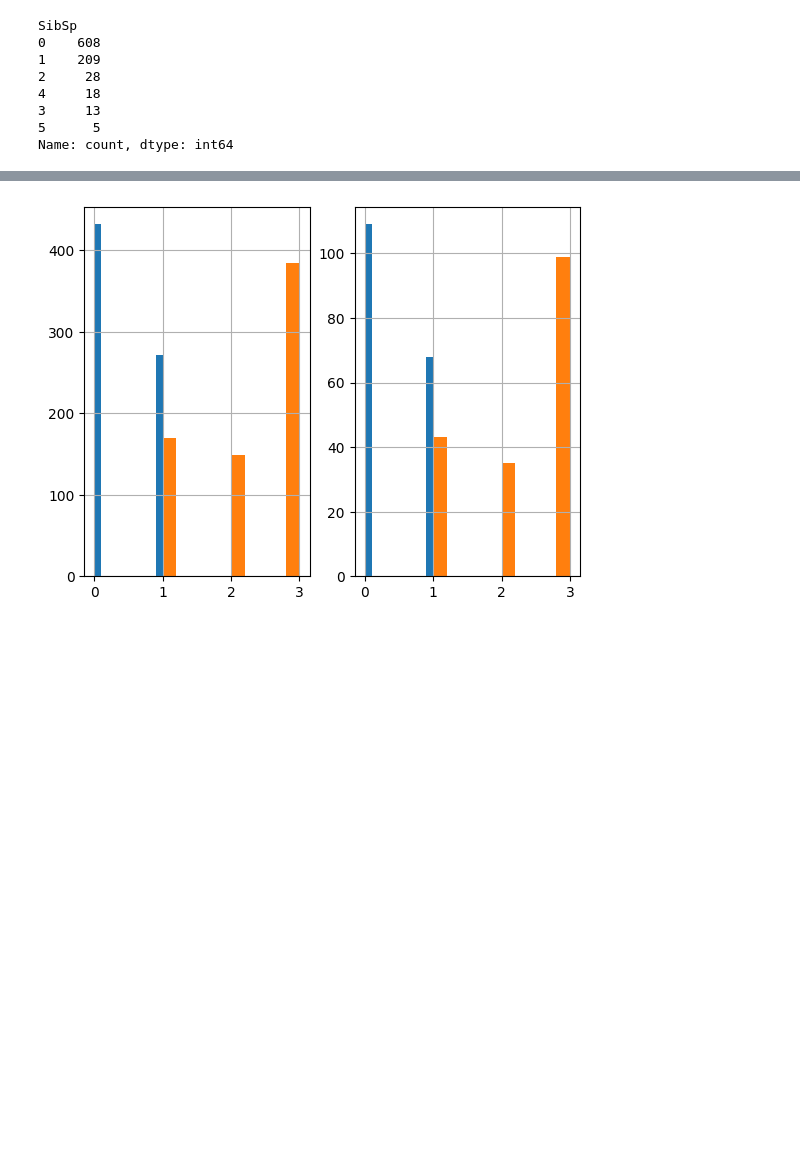
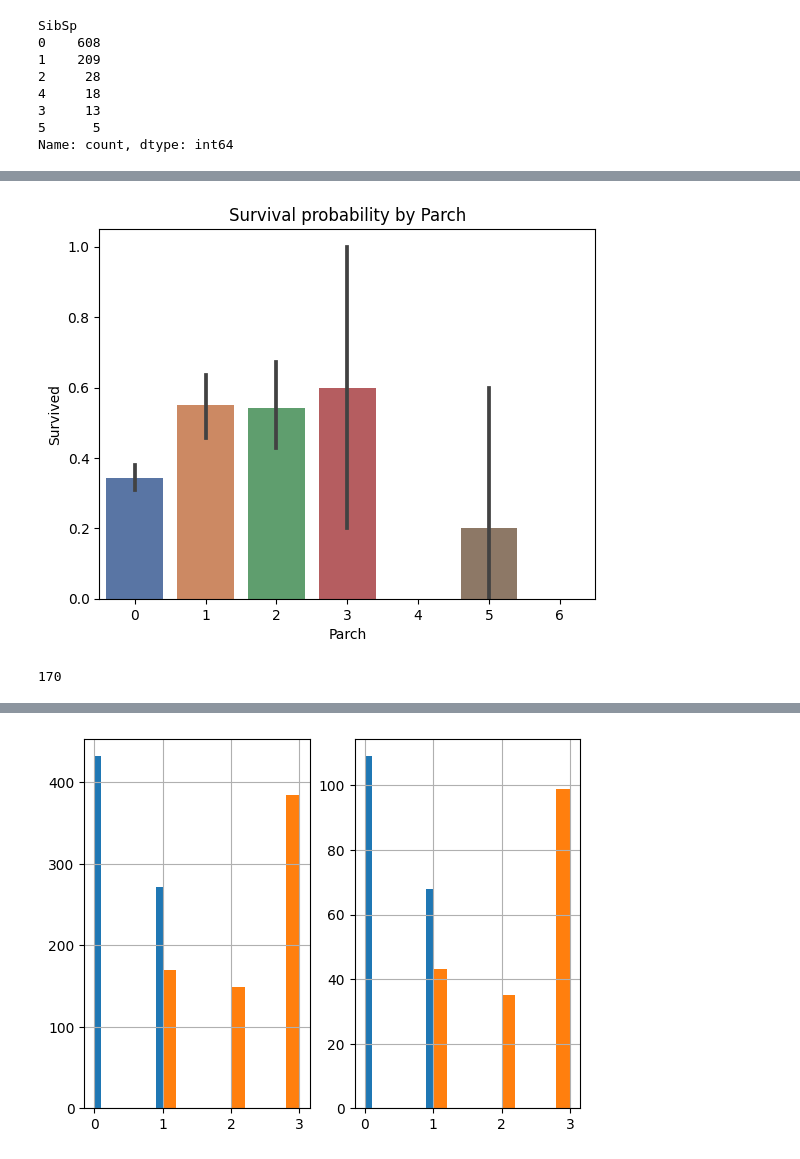
Before and after one commit to saifuddinrakib/Getting-with-the-Data-Exploratory-Analysis-by-ML, a Jupyter notebook: titanic-machine-learning.ipynb, the cells around one changed output, grey strips where cells are left out. Drawn from its saved outputs; the diff is of its cells as text; code cells hidden in the pictures; blank space fills up the shorter version.

```diff
--- a/titanic-machine-learning.ipynb
+++ b/titanic-machine-learning.ipynb
@@ -632,0 +683,11 @@ Name: count, dtype: int64
+# %%
+# Assuming train_data is your DataFrame
+sns.barplot(x='Parch', y='Survived', data=train_data, palette='deep')
+plt.title('Survival probability by Parch')
+plt.show()
+# %% [output]
+[figure, added]
+# %%
+train_data['Age'].isnull().sum()
+# %% [output]
+170
```
Also changed, not shown: parts of 29 cells of this notebook.
